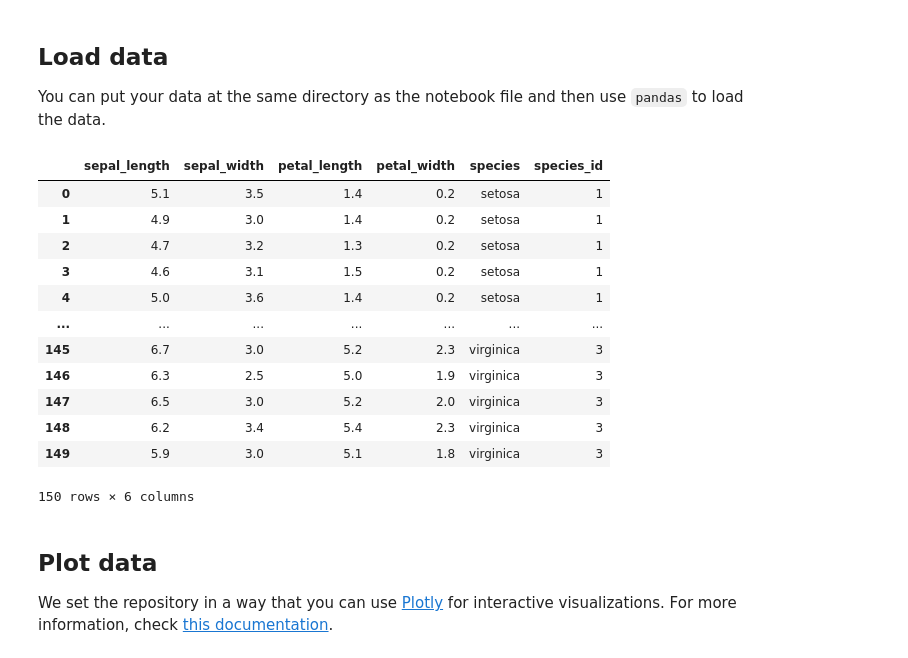
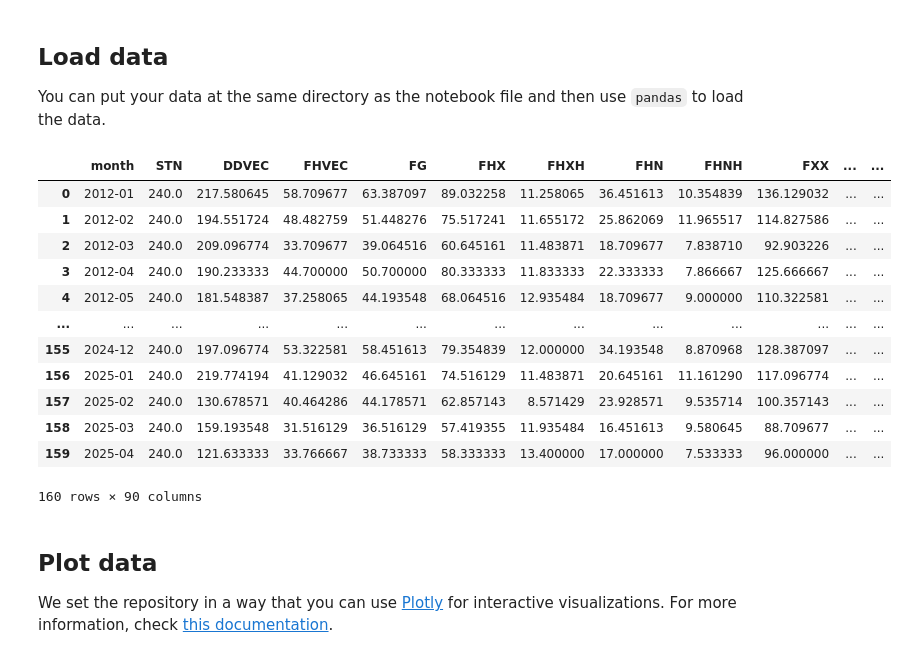
Before and after one commit to tomvanegmond/InfoVis, a Jupyter notebook: _build/jupyter_execute/docs/notebook.ipynb, the cells around one changed output. Drawn from its saved outputs; the diff is of its cells as text; code cells hidden in the pictures.

```diff
--- a/_build/jupyter_execute/docs/notebook.ipynb
+++ b/_build/jupyter_execute/docs/notebook.ipynb
@@ -13,22 +13,22 @@ ModuleNotFoundError: No module named 'pandas'
 You can put your data at the same directory as the notebook file and then use `pandas` to load the data.
 # %%
 # Load the Iris flower dataset using pandas
-df = pd.read_csv("iris_data.csv")
+df = pd.read_csv("merged_weather_all_crime.csv")
 df
 # %% [output]
-|  | sepal_length | sepal_width | petal_length | petal_width | species | species_id |
-| 0 | 5.1 | 3.5 | 1.4 | 0.2 | setosa | 1 |
-| 1 | 4.9 | 3.0 | 1.4 | 0.2 | setosa | 1 |
-| 2 | 4.7 | 3.2 | 1.3 | 0.2 | setosa | 1 |
-| 3 | 4.6 | 3.1 | 1.5 | 0.2 | setosa | 1 |
-| 4 | 5.0 | 3.6 | 1.4 | 0.2 | setosa | 1 |
-| ... | ... | ... | ... | ... | ... | ... |
-| 145 | 6.7 | 3.0 | 5.2 | 2.3 | virginica | 3 |
-| 146 | 6.3 | 2.5 | 5.0 | 1.9 | virginica | 3 |
-| 147 | 6.5 | 3.0 | 5.2 | 2.0 | virginica | 3 |
-| 148 | 6.2 | 3.4 | 5.4 | 2.3 | virginica | 3 |
-| 149 | 5.9 | 3.0 | 5.1 | 1.8 | virginica | 3 |
+|  | month | STN | DDVEC | FHVEC | FG | FHX | FHXH | FHN | FHNH | FXX | ... | ... |
+| 0 | 2012-01 | 240.0 | 217.580645 | 58.709677 | 63.387097 | 89.032258 | 11.258065 | 36.451613 | 10.354839 | 136.129032 | ... | ... |
+| 1 | 2012-02 | 240.0 | 194.551724 | 48.482759 | 51.448276 | 75.517241 | 11.655172 | 25.862069 | 11.965517 | 114.827586 | ... | ... |
+| 2 | 2012-03 | 240.0 | 209.096774 | 33.709677 | 39.064516 | 60.645161 | 11.483871 | 18.709677 | 7.838710 | 92.903226 | ... | ... |
+| 3 | 2012-04 | 240.0 | 190.233333 | 44.700000 | 50.700000 | 80.333333 | 11.833333 | 22.333333 | 7.866667 | 125.666667 | ... | ... |
+| 4 | 2012-05 | 240.0 | 181.548387 | 37.258065 | 44.193548 | 68.064516 | 12.935484 | 18.709677 | 9.000000 | 110.322581 | ... | ... |
+| ... | ... | ... | ... | ... | ... | ... | ... | ... | ... | ... | ... | ... |
+| 155 | 2024-12 | 240.0 | 197.096774 | 53.322581 | 58.451613 | 79.354839 | 12.000000 | 34.193548 | 8.870968 | 128.387097 | ... | ... |
+| 156 | 2025-01 | 240.0 | 219.774194 | 41.129032 | 46.645161 | 74.516129 | 11.483871 | 20.645161 | 11.161290 | 117.096774 | ... | ... |
+| 157 | 2025-02 | 240.0 | 130.678571 | 40.464286 | 44.178571 | 62.857143 | 8.571429 | 23.928571 | 9.535714 | 100.357143 | ... | ... |
+| 158 | 2025-03 | 240.0 | 159.193548 | 31.516129 | 36.516129 | 57.419355 | 11.935484 | 16.451613 | 9.580645 | 88.709677 | ... | ... |
+| 159 | 2025-04 | 240.0 | 121.633333 | 33.766667 | 38.733333 | 58.333333 | 13.400000 | 17.000000 | 7.533333 | 96.000000 | ... | ... |
-150 rows × 6 columns
+160 rows × 90 columns
 # %% [markdown]
 ## Plot data
 
```
Also changed, not shown: parts of 3 cells of this notebook, 6 other files.
